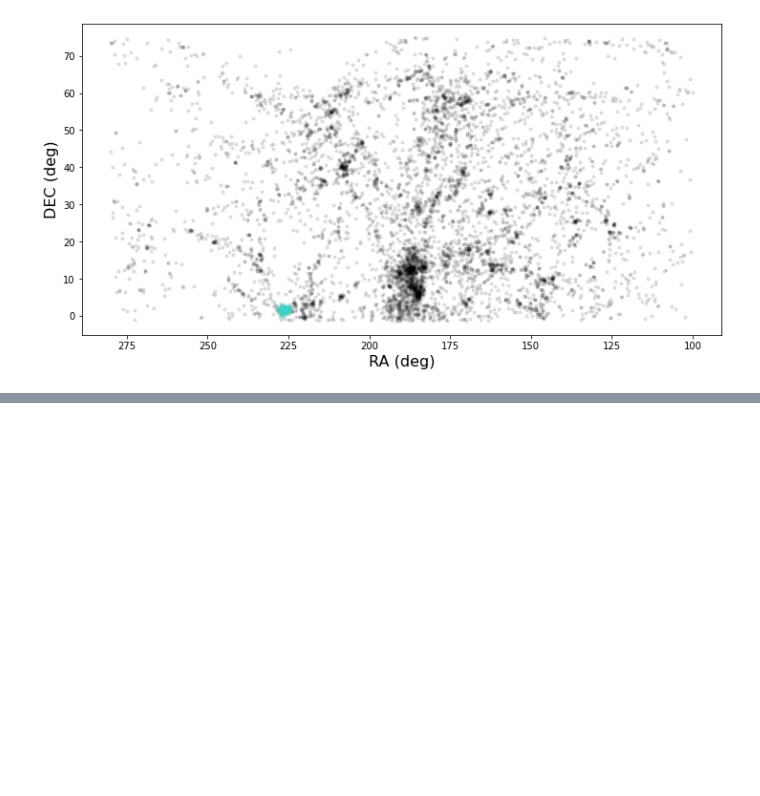
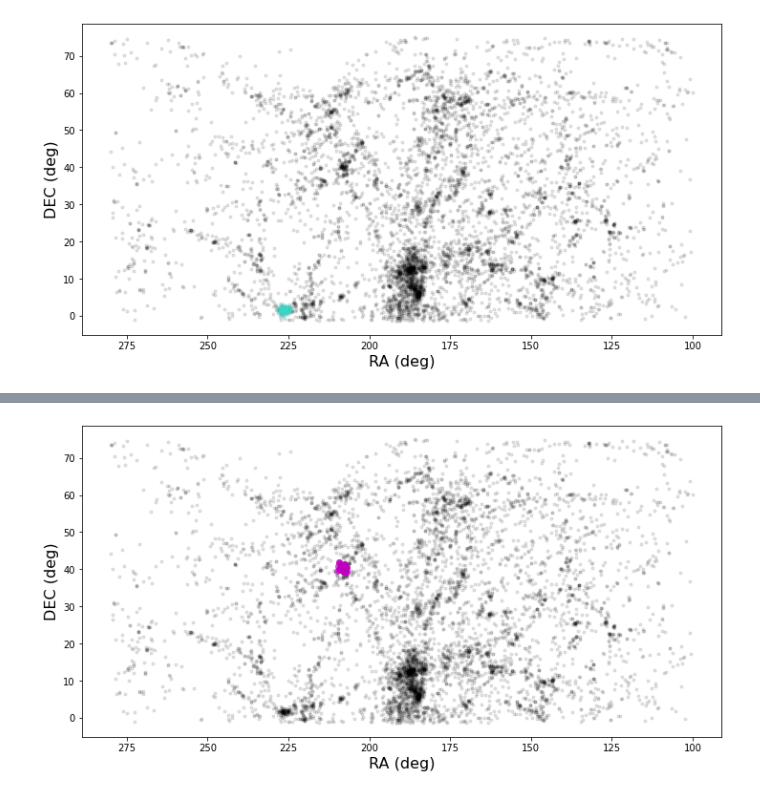
Before and after one commit to rfinn/havirgo, a Jupyter notebook: notebooks/summer_research_2024.ipynb, the cells around one changed output, grey strips where cells are left out. Cells and saved outputs as stored; diff of their text form; code cells hidden in the pictures; blank space fills up the shorter version.

```diff
--- a/notebooks/summer_research_2024.ipynb
+++ b/notebooks/summer_research_2024.ipynb
@@ -153,0 +203,7 @@ p.plot_group(groupID,color='turquoise')
+# %%
+groupID =53932
+groupID = 49356
+plt.figure(figsize=(12,6))
+p.plot_group(groupID,plotsingle=False,color='m')
+# %% [output]
+[figure, added]
```
Also changed, not shown: parts of 15 cells of this notebook.
